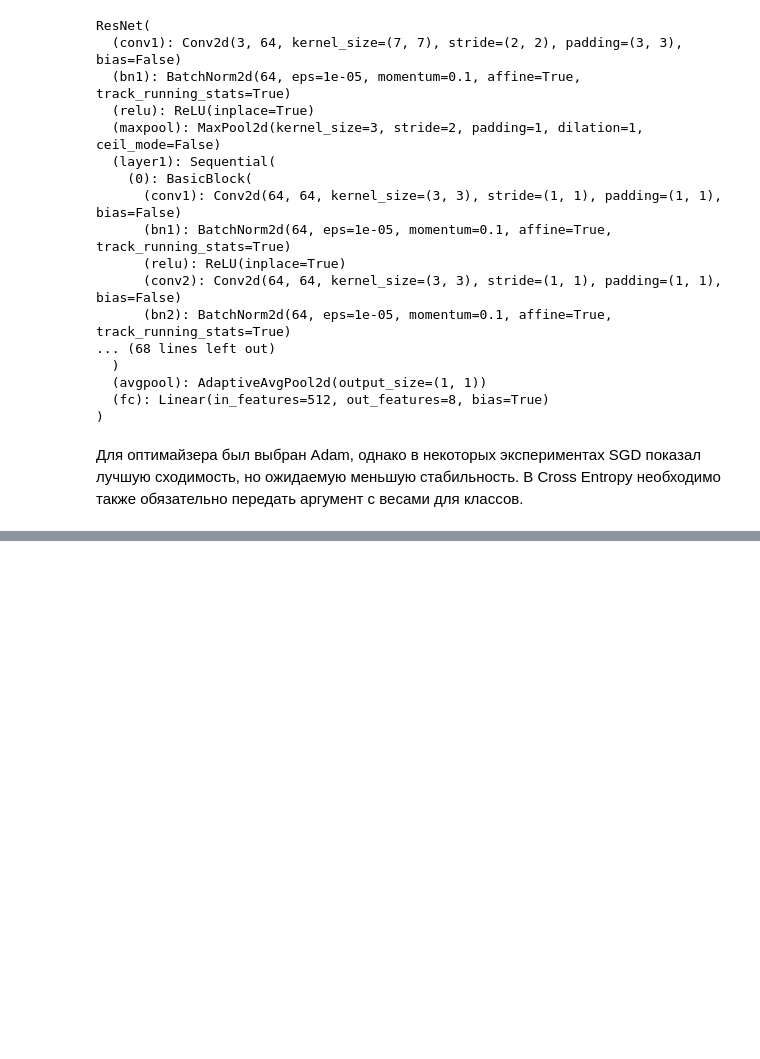
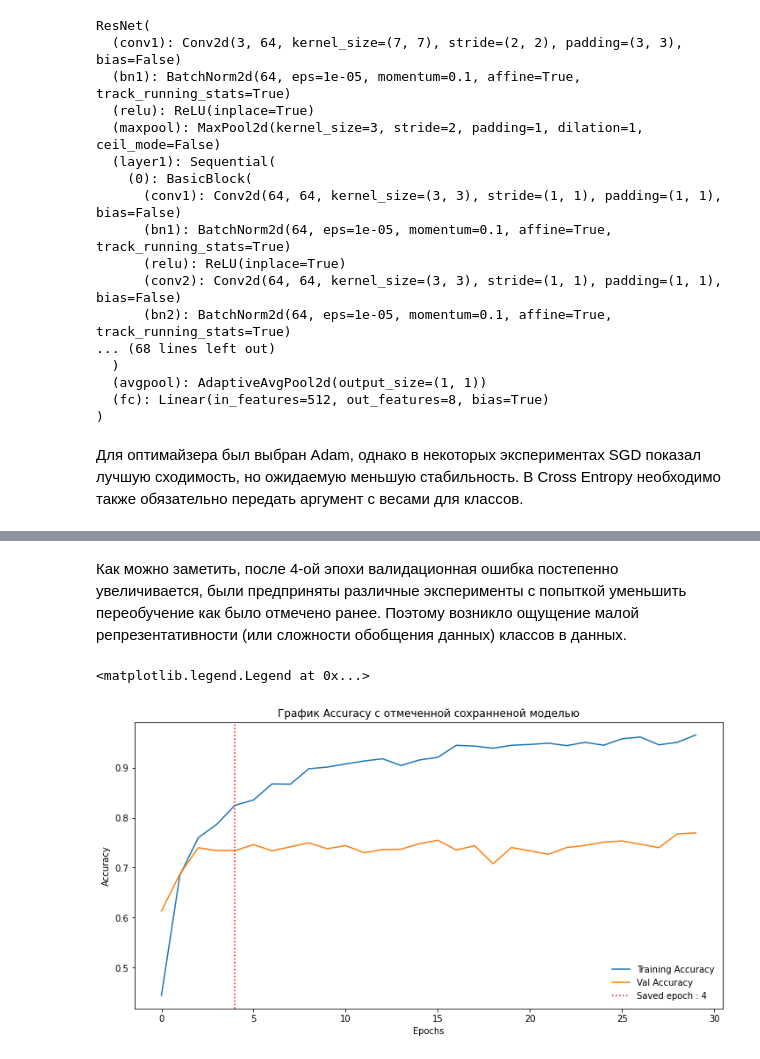
Before and after one commit to theisub/ArtClassify, a Jupyter notebook: task.ipynb, the cells around one changed output, grey strips where cells are left out. Cells and saved outputs as stored; diff of their text form; code cells hidden in the pictures; blank space fills up the shorter version.

```diff
--- a/task.ipynb
+++ b/task.ipynb
@@ -639,0 +246,14 @@ weighted avg       0.71      0.71      0.71       285
+# %% [markdown]
+Как можно заметить, после 4-ой эпохи валидационная ошибка постепенно увеличивается, были предприняты различные эксперименты с попыткой уменьшить переобучение как было отмечено ранее.  Поэтому возникло ощущение малой репрезентативности (или сложности обобщения данных) классов в данных.
+# %%
+plt.figure(figsize=(12, 6))
+plt.plot(run_stats["train_accuracy"], label='Training Accuracy')
+plt.plot(run_stats["val_accuracy"], label='Val Accuracy')
+plt.axvline(saved_epoch, ls=":", label=f"Saved epoch : {saved_epoch}", color="red")
+plt.title('График Accuracy с отмеченной сохранненой моделью')
+plt.xlabel('Epochs')
+plt.ylabel('Accuracy')
+plt.legend(frameon=False)
+# %% [output]
+<matplotlib.legend.Legend at 0x...>
+[figure, added]
```
Also changed, not shown: parts of 70 cells of this notebook, 2 other files.
